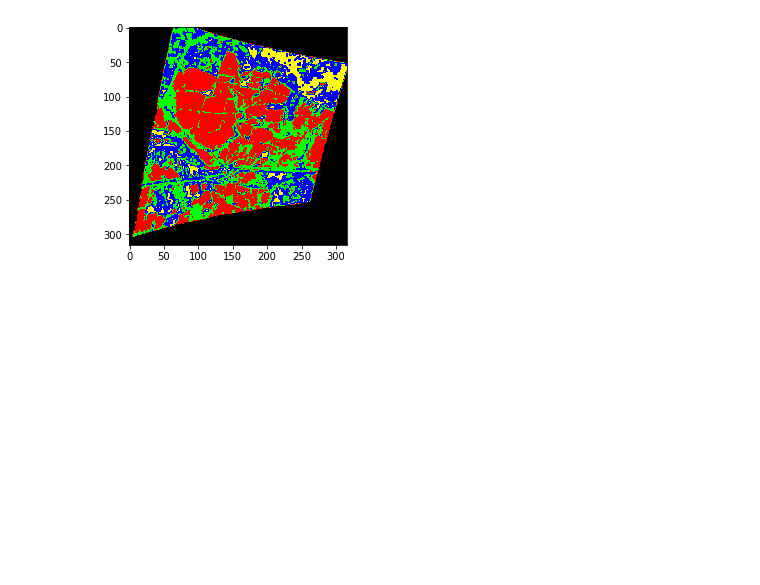
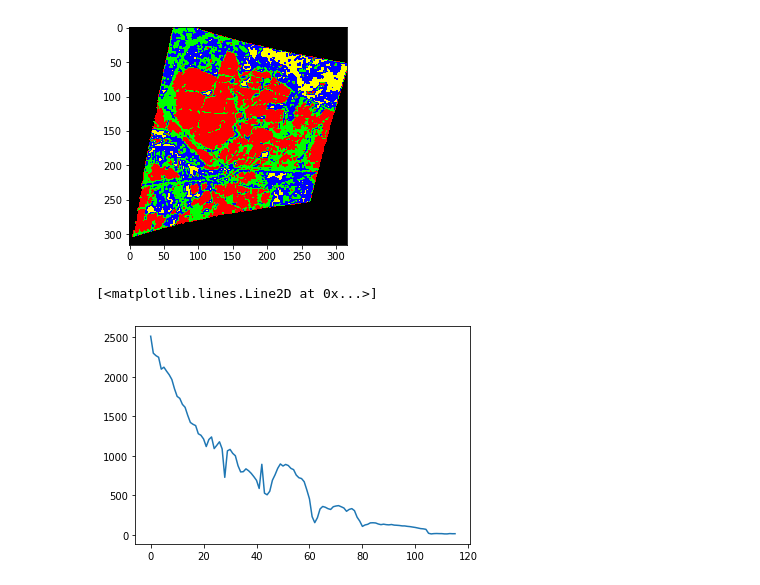
Before and after one commit to Rounak-Paul/hyperspectrap_image_processing_workshop, a Jupyter notebook: Python/app.ipynb, the cells around one changed output. Drawn from its saved outputs; the diff is of its cells as text; code cells hidden in the pictures; blank space fills up the shorter version.

```diff
--- a/Python/app.ipynb
+++ b/Python/app.ipynb
@@ -40,3 +33,8 @@ plt.grid()
 v=imshow(classes=m)
 # %% [output]
 [figure]
+# %%
+plt.plot(c[1])
+# %% [output]
+[<matplotlib.lines.Line2D at 0x...>]
+[figure, added]
```
Also changed, not shown: parts of 2 cells of this notebook.
